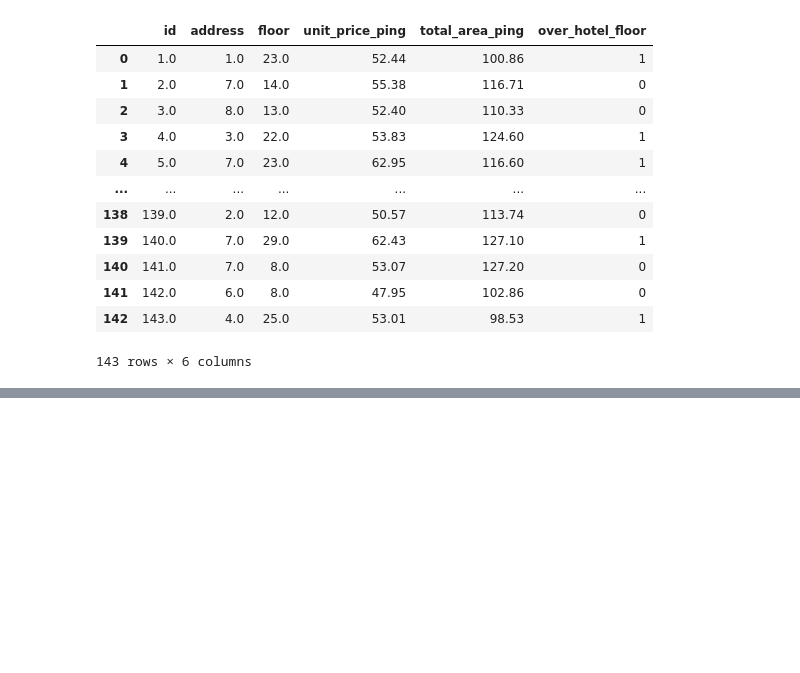
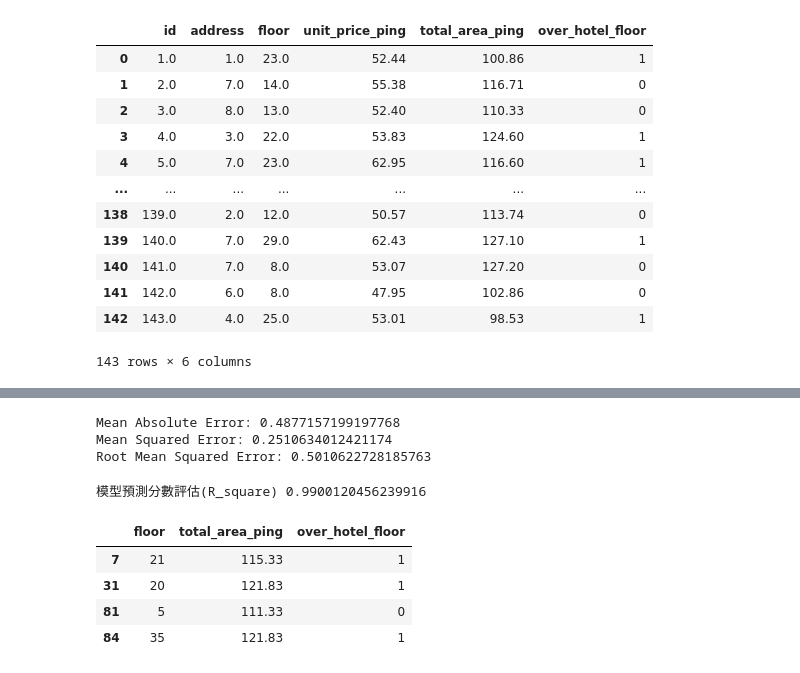
Before and after one commit to humphreyshen/Python_MachineLearning_HousePrice, a Jupyter notebook: Model/Regression.ipynb, the cells around one changed output, grey strips where cells are left out. Cells and saved outputs as stored; diff of their text form; code cells hidden in the pictures; blank space fills up the shorter version.

```diff
--- a/Model/Regression.ipynb
+++ b/Model/Regression.ipynb
@@ -195,0 +226,20 @@ sns.scatterplot(data=df_clean_scale, x='id', y='unit_price_ping')
+# %%
+print('Mean Absolute Error:', metrics.mean_absolute_error(y_test, y_pred))
+print('Mean Squared Error:', metrics.mean_squared_error(y_test, y_pred))
+print('Root Mean Squared Error:', np.sqrt(metrics.mean_squared_error(y_test, y_pred)))
+# %% [output]
+Mean Absolute Error: 0.4877157199197768
+Mean Squared Error: 0.2510634012421174
+Root Mean Squared Error: 0.5010622728185763
+# %%
+print('模型預測分數評估(R_square)',linearModel.score(X_test, y_test))
+# %% [output]
+模型預測分數評估(R_square) 0.9900120456239916
+# %%
+X_test
+# %% [output]
+|  | floor | total_area_ping | over_hotel_floor |
+| 7 | 21 | 115.33 | 1 |
+| 31 | 20 | 121.83 | 1 |
+| 81 | 5 | 111.33 | 0 |
+| 84 | 35 | 121.83 | 1 |
```
Also changed, not shown: parts of 26 cells of this notebook.
